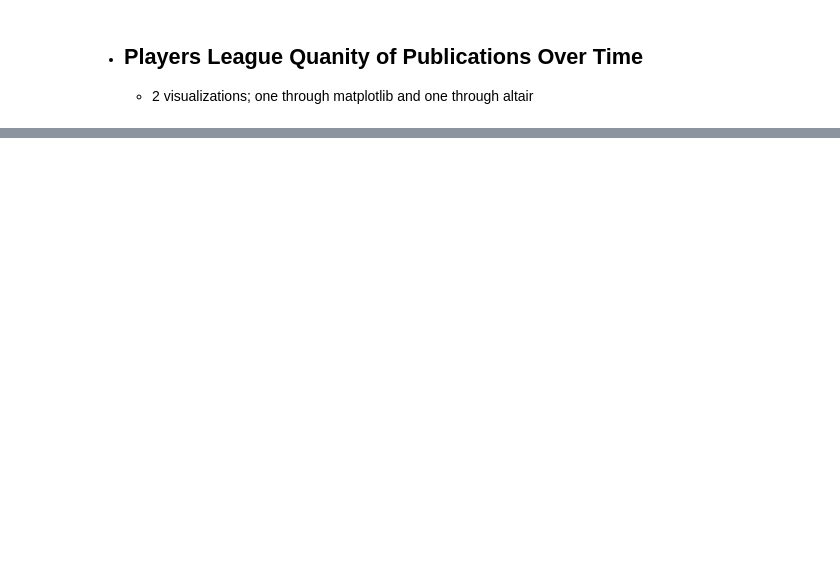
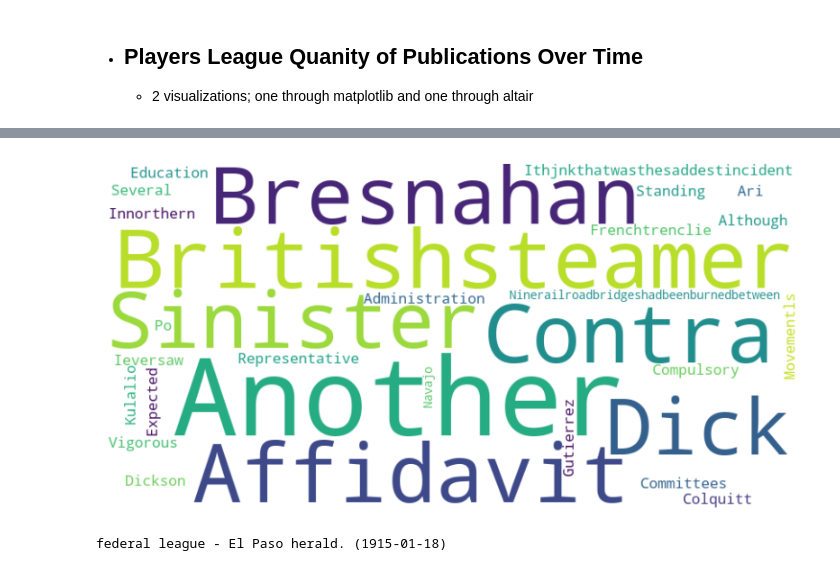
Before and after one commit to CultureAsData-UIUC/is310-fall-2024-group-5, a Jupyter notebook: pivoted_group_project/exploration_manipulation/metadata_over_time.ipynb, the cells around one changed output, grey strips where cells are left out. Drawn from its saved outputs; the diff is of its cells as text; code cells hidden in the pictures; blank space fills up the shorter version.

Commit message:
added a few more visualizations. Implemented Named Entity Recognition using regex

```diff
--- a/pivoted_group_project/exploration_manipulation/metadata_over_time.ipynb
+++ b/pivoted_group_project/exploration_manipulation/metadata_over_time.ipynb
@@ -222,0 +291,35 @@ chart
+# %%
+import requests
+import random
+from io import BytesIO
+from PyPDF2 import PdfReader
+from wordcloud import WordCloud
+import matplotlib.pyplot as plt
+
+def create_wordcloud_from_pdf(url):
+    response = requests.get(url)
+    if response.status_code != 200:
+        raise Exception(f"Failed to fetch PDF from {url}")
+    pdf_data = BytesIO(response.content)
+
+    reader = PdfReader(pdf_data)
+    text = ""
+    for page in reader.pages:
+        page_text = page.extract_text()
+        if page_text:
+            names = extract_names_from_text(page_text)
+            text += " ".join(names) + " "
+    wordcloud = WordCloud(width=800, height=400, background_color='white').generate(text)
+    plt.figure(figsize=(10, 5))
+    plt.imshow(wordcloud, interpolation='bilinear')
+    plt.axis("off")
+    plt.show()
+
+sample_row = all_data.sample(n=1).iloc[0]
+pdf_url = sample_row['URL']
+title = f"{sample_row['League']} - {sample_row['Newspaper']} ({sample_row['Date'].strftime('%Y-%m-%d')})"
+create_wordcloud_from_pdf(pdf_url)
+print(title)
+# %% [output]
+[figure, added]
+federal league - El Paso herald. (1915-01-18)
```
Also changed, not shown: parts of 18 cells of this notebook, 3 other files.
